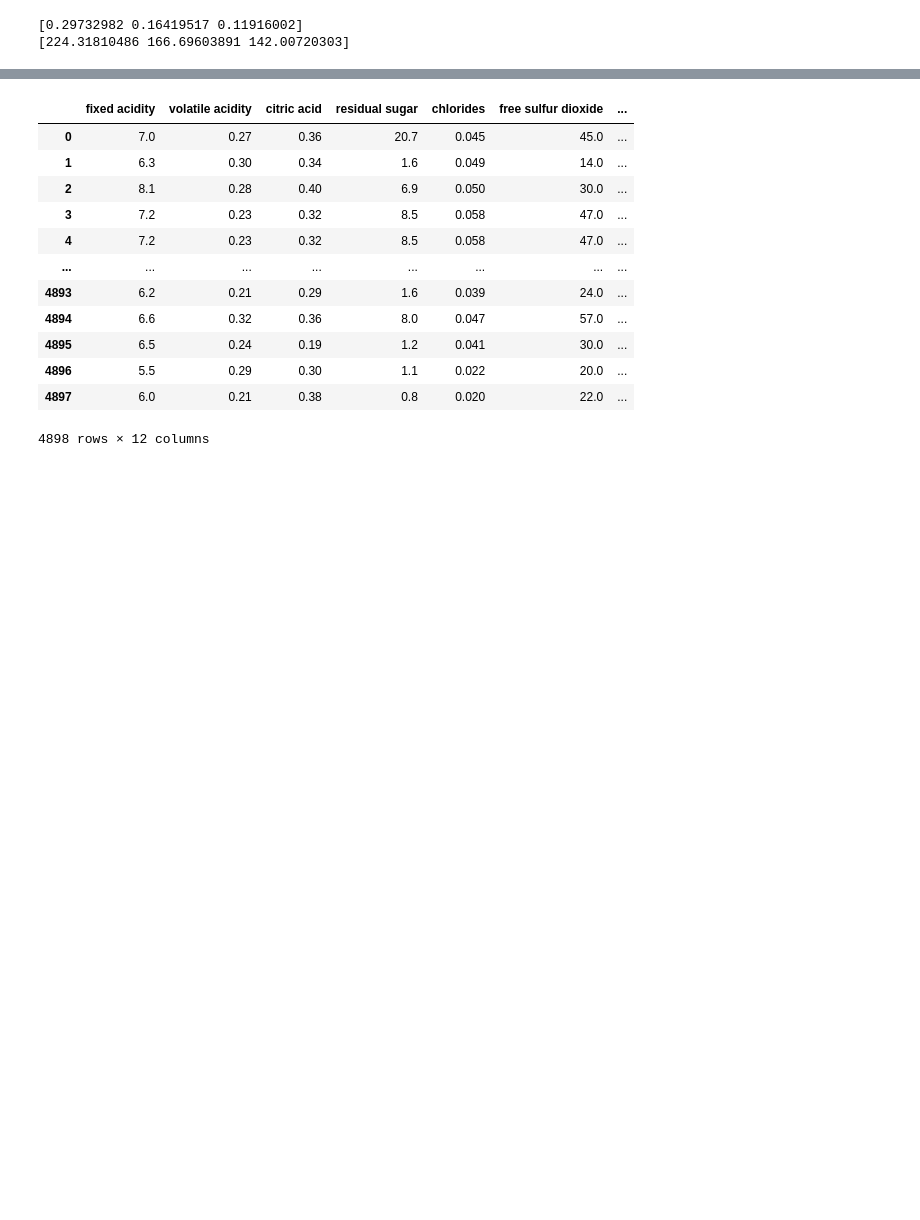
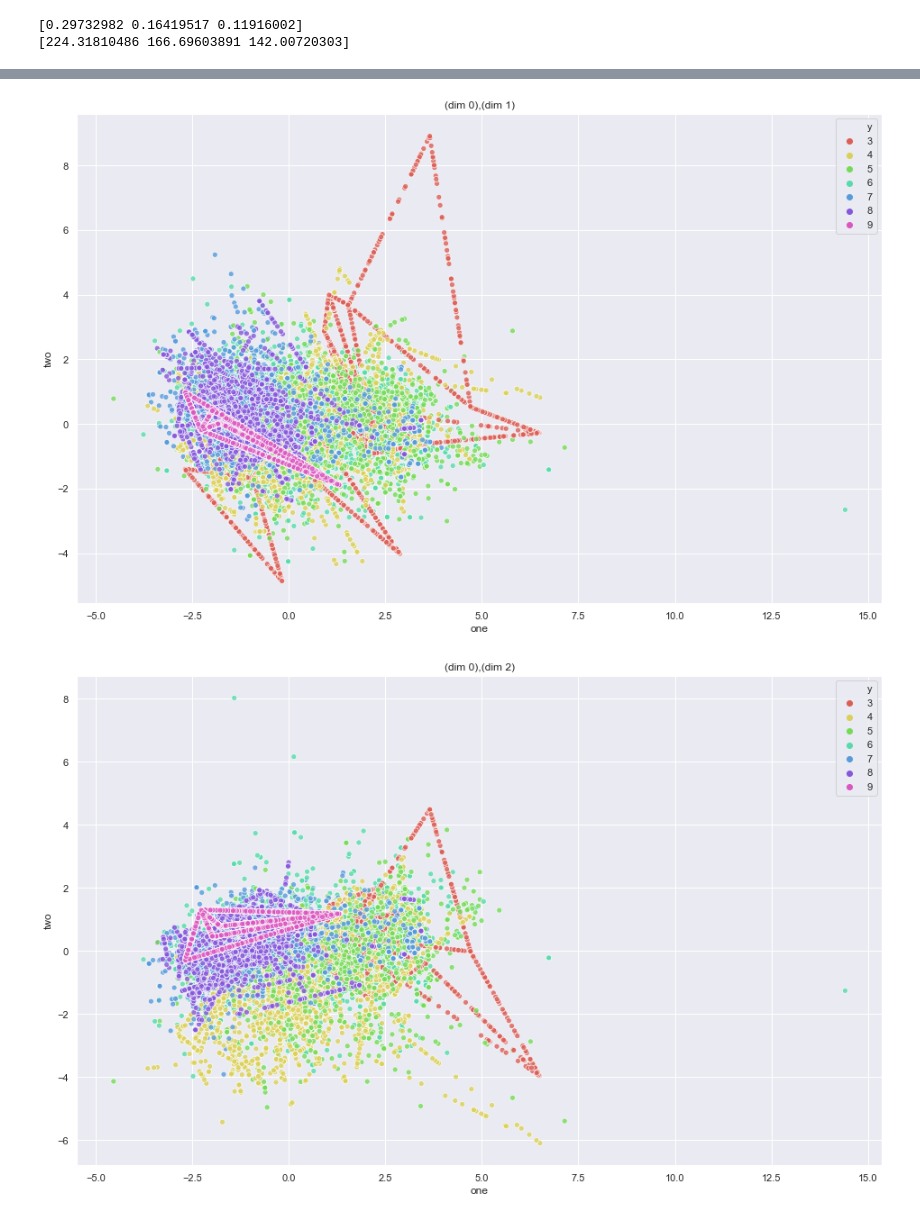
Before and after one commit to netanelGinish/AI_Introduction, a Jupyter notebook: Wine_Project .ipynb, the cells around one changed output, grey strips where cells are left out. Saved outputs shown, nothing was run; the diff lists cells and outputs as text; code cells hidden in the pictures; blank space fills up the shorter version.

```diff
--- a/Wine_Project .ipynb
+++ b/Wine_Project .ipynb
@@ -427,2 +466,20 @@ cluster_score(KM_score_dict,kn_pred,y_test)
 # %% [markdown]
 # Demention Reduction
+# %%
+def printPrejections(reducted_df: pd.DataFrame):
+    for i in range(0,2):
+        for j in range(i+1,3):
+            plotName = '(dim '+str(i)+'),(dim '+str(j)+')'
+            vis = pd.DataFrame()
+            vis['one'] = reducted_df[i]
+            vis['two'] = reducted_df[j]
+            vis['y'] = reducted_df['quality']
+            plt.figure(figsize=(16,10))
+            sns.scatterplot(
+                x="one", y="two",
+                hue="y",
+                palette=sns.color_palette("hls", len(set(list(reducted_df['quality'])))),
+                data=vis,
+                legend="full",
+                alpha=0.8
+            ).set_title(plotName)
@@ -472,16 +524,5 @@ plt.show()
-# %%
-data
-# %% [output]
-|  | fixed acidity | volatile acidity | citric acid | residual sugar | chlorides | free sulfur dioxide | ... |
-| 0 | 7.0 | 0.27 | 0.36 | 20.7 | 0.045 | 45.0 | ... |
-| 1 | 6.3 | 0.30 | 0.34 | 1.6 | 0.049 | 14.0 | ... |
-| 2 | 8.1 | 0.28 | 0.40 | 6.9 | 0.050 | 30.0 | ... |
-| 3 | 7.2 | 0.23 | 0.32 | 8.5 | 0.058 | 47.0 | ... |
-| 4 | 7.2 | 0.23 | 0.32 | 8.5 | 0.058 | 47.0 | ... |
-| ... | ... | ... | ... | ... | ... | ... | ... |
-| 4893 | 6.2 | 0.21 | 0.29 | 1.6 | 0.039 | 24.0 | ... |
-| 4894 | 6.6 | 0.32 | 0.36 | 8.0 | 0.047 | 57.0 | ... |
-| 4895 | 6.5 | 0.24 | 0.19 | 1.2 | 0.041 | 30.0 | ... |
-| 4896 | 5.5 | 0.29 | 0.30 | 1.1 | 0.022 | 20.0 | ... |
-| 4897 | 6.0 | 0.21 | 0.38 | 0.8 | 0.020 | 22.0 | ... |
-4898 rows × 12 columns
+# %%
+printPrejections(pca_df)
+# %% [output]
+[figure, added]
+[figure, added]
```
Also changed, not shown: parts of 37 cells of this notebook.
